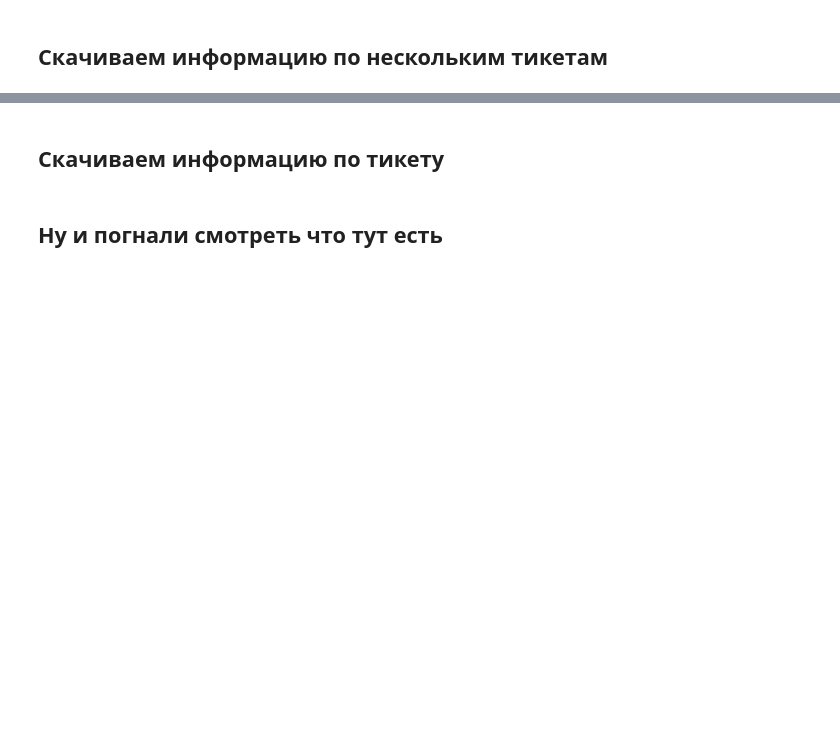
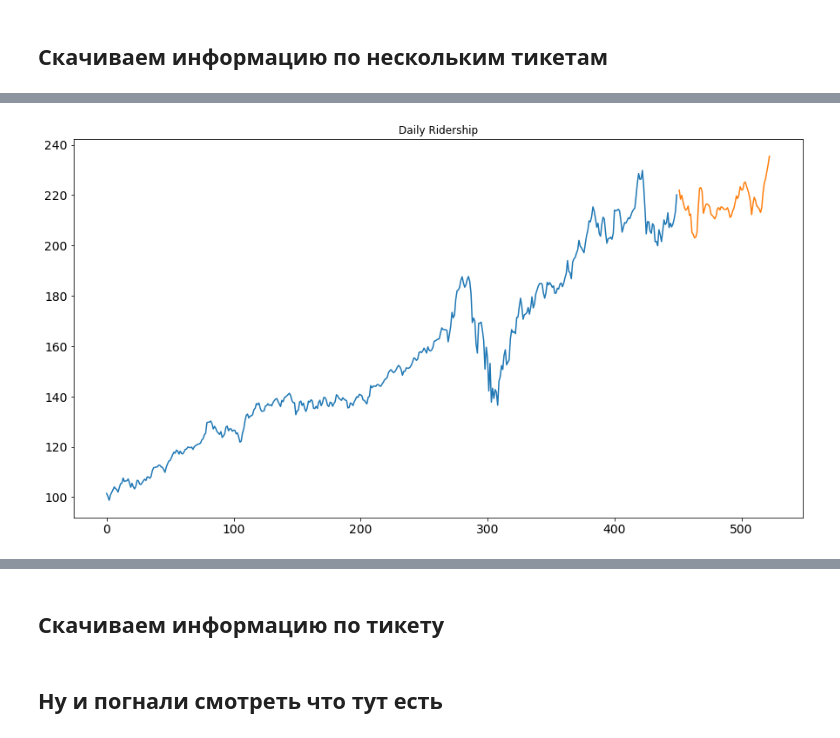
Before and after one commit to comptech-winter-school/stock-news, a Jupyter notebook: additional/examples/yahoo_finance_api.ipynb, the cells around one changed output, grey strips where cells are left out. Drawn from its saved outputs; the diff is of its cells as text; code cells hidden in the pictures; blank space fills up the shorter version.

```diff
--- a/additional/examples/yahoo_finance_api.ipynb
+++ b/additional/examples/yahoo_finance_api.ipynb
@@ -24,0 +61,4 @@ tickers
+# %%
+train=tickers.iloc[:450,:]
+test=tickers.iloc[451:523]
+test
@@ -24,0 +79,6 @@ tickers
+# %%
+train.avg.plot(figsize=(15,8), title= 'Daily Ridership', fontsize=14)
+test.avg.plot(figsize=(15,8), title= 'Daily Ridership', fontsize=14)
+plt.show()
+# %% [output]
+[figure, added]
```
Also changed, not shown: parts of 17 cells of this notebook, 1 other file.
